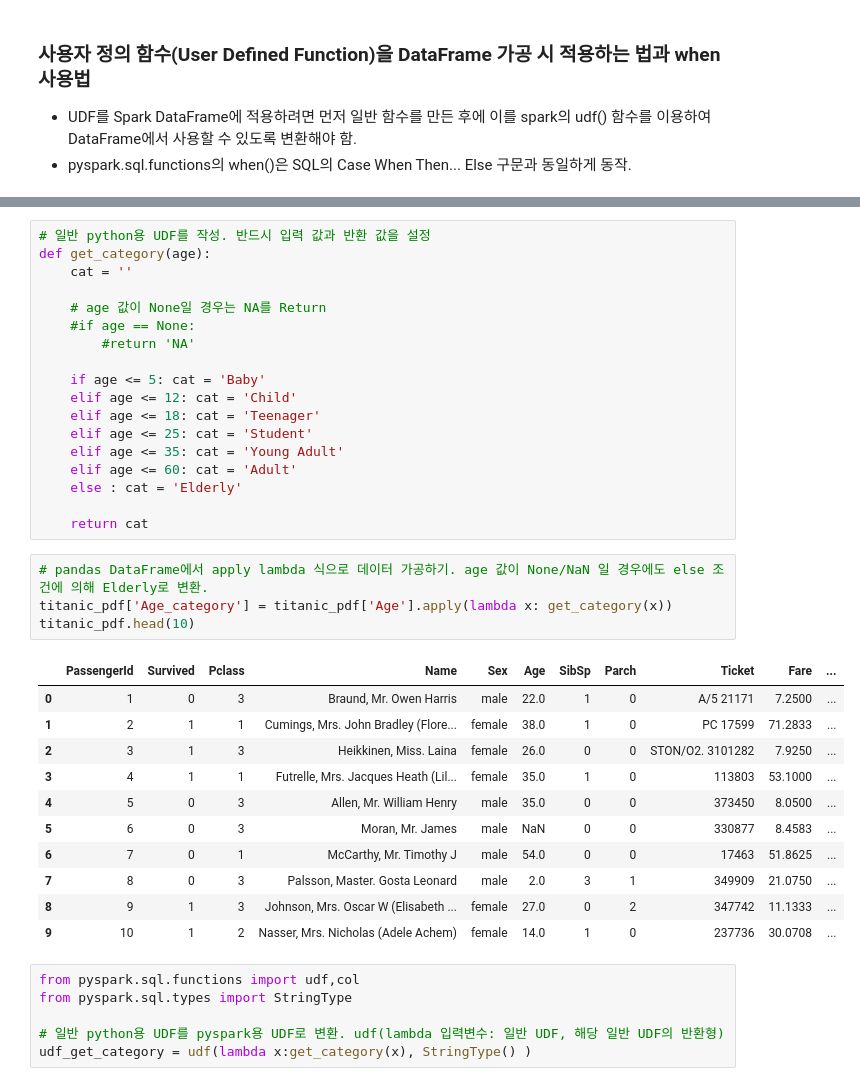
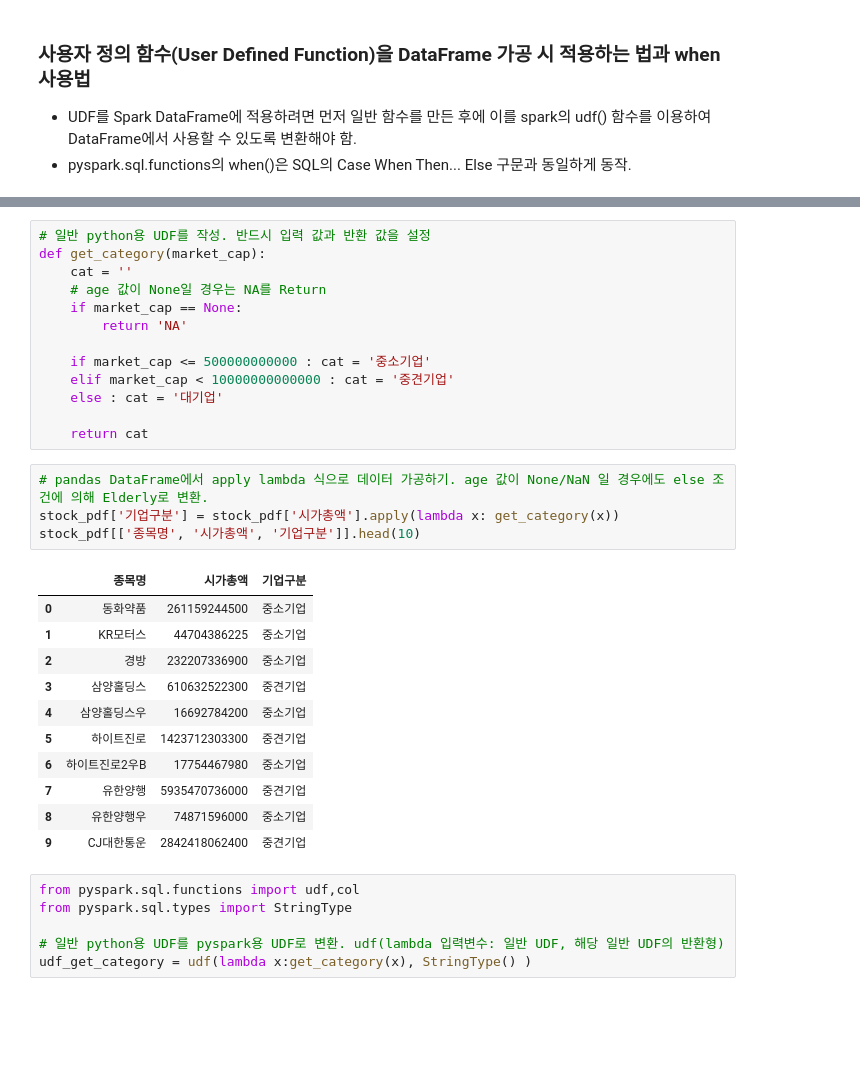
Before and after one commit to ehddy/spark-ML, a Jupyter notebook: spark_dataframe_exercise_03.ipynb, the cells around one changed output, grey strips where cells are left out. Cells and saved outputs as stored; diff of their text form; blank space fills up the shorter version.

```diff
--- a/spark_dataframe_exercise_03.ipynb
+++ b/spark_dataframe_exercise_03.ipynb
@@ -828,37 +822,32 @@ only showing top 20 rows
 # %%
 # 일반 python용 UDF를 작성. 반드시 입력 값과 반환 값을 설정
-def get_category(age):
+def get_category(market_cap):
     cat = ''
+    # age 값이 None일 경우는 NA를 Return
+    if market_cap == None:
+        return 'NA'
 
-    # age 값이 None일 경우는 NA를 Return
-    #if age == None:
-        #return 'NA'
-
-    if age <= 5: cat = 'Baby'
-    elif age <= 12: cat = 'Child'
-    elif age <= 18: cat = 'Teenager'
-    elif age <= 25: cat = 'Student'
-    elif age <= 35: cat = 'Young Adult'
-    elif age <= 60: cat = 'Adult'
-    else : cat = 'Elderly'
+    if market_cap <= 500000000000 : cat = '중소기업'
+    elif market_cap < 10000000000000 : cat = '중견기업'
+    else : cat = '대기업'
 
     return cat
 # %%
 # pandas DataFrame에서 apply lambda 식으로 데이터 가공하기. age 값이 None/NaN 일 경우에도 else 조건에 의해 Elderly로 변환.
-titanic_pdf['Age_category'] = titanic_pdf['Age'].apply(lambda x: get_category(x))
-titanic_pdf.head(10)
+stock_pdf['기업구분'] = stock_pdf['시가총액'].apply(lambda x: get_category(x))
+stock_pdf[['종목명', '시가총액', '기업구분']].head(10)
 # %% [output]
-|  | PassengerId | Survived | Pclass | Name | Sex | Age | SibSp | Parch | Ticket | Fare | ... |
-| 0 | 1 | 0 | 3 | Braund, Mr. Owen Harris | male | 22.0 | 1 | 0 | A/5 21171 | 7.2500 | ... |
-| 1 | 2 | 1 | 1 | Cumings, Mrs. John Bradley (Flore... | female | 38.0 | 1 | 0 | PC 17599 | 71.2833 | ... |
-| 2 | 3 | 1 | 3 | Heikkinen, Miss. Laina | female | 26.0 | 0 | 0 | STON/O2. 3101282 | 7.9250 | ... |
-| 3 | 4 | 1 | 1 | Futrelle, Mrs. Jacques Heath (Lil... | female | 35.0 | 1 | 0 | 113803 | 53.1000 | ... |
-| 4 | 5 | 0 | 3 | Allen, Mr. William Henry | male | 35.0 | 0 | 0 | 373450 | 8.0500 | ... |
-| 5 | 6 | 0 | 3 | Moran, Mr. James | male | NaN | 0 | 0 | 330877 | 8.4583 | ... |
-| 6 | 7 | 0 | 1 | McCarthy, Mr. Timothy J | male | 54.0 | 0 | 0 | 17463 | 51.8625 | ... |
-| 7 | 8 | 0 | 3 | Palsson, Master. Gosta Leonard | male | 2.0 | 3 | 1 | 349909 | 21.0750 | ... |
-| 8 | 9 | 1 | 3 | Johnson, Mrs. Oscar W (Elisabeth ... | female | 27.0 | 0 | 2 | 347742 | 11.1333 | ... |
-| 9 | 10 | 1 | 2 | Nasser, Mrs. Nicholas (Adele Achem) | female | 14.0 | 1 | 0 | 237736 | 30.0708 | ... |
+|  | 종목명 | 시가총액 | 기업구분 |
+| 0 | 동화약품 | 261159244500 | 중소기업 |
+| 1 | KR모터스 | 44704386225 | 중소기업 |
+| 2 | 경방 | 232207336900 | 중소기업 |
+| 3 | 삼양홀딩스 | 610632522300 | 중견기업 |
+| 4 | 삼양홀딩스우 | 16692784200 | 중소기업 |
+| 5 | 하이트진로 | 1423712303300 | 중견기업 |
+| 6 | 하이트진로2우B | 17754467980 | 중소기업 |
+| 7 | 유한양행 | 5935470736000 | 중견기업 |
+| 8 | 유한양행우 | 74871596000 | 중소기업 |
+| 9 | CJ대한통운 | 2842418062400 | 중견기업 |
 # %%
 from pyspark.sql.functions import udf,col
 from pyspark.sql.types import StringType
```
Also changed, not shown: parts of 7 cells of this notebook, 1 other file.
